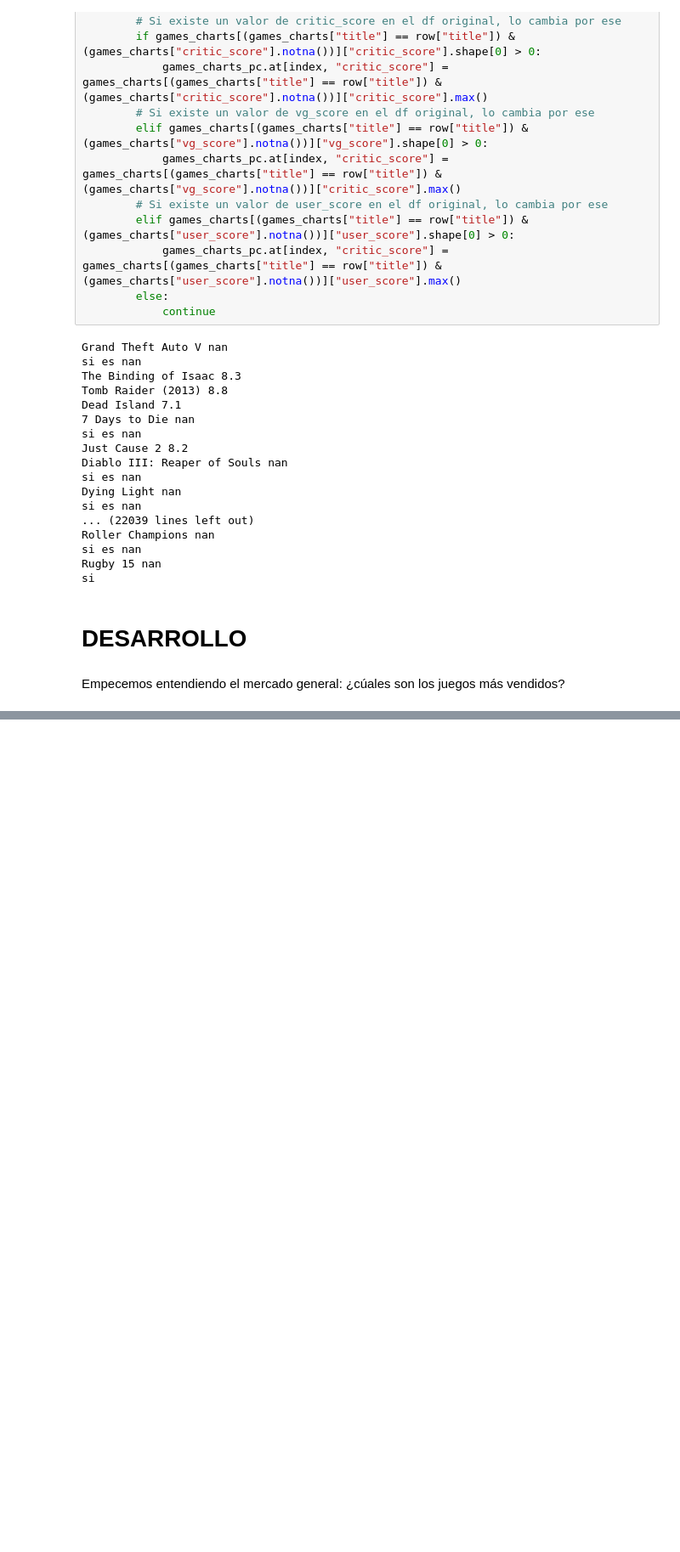
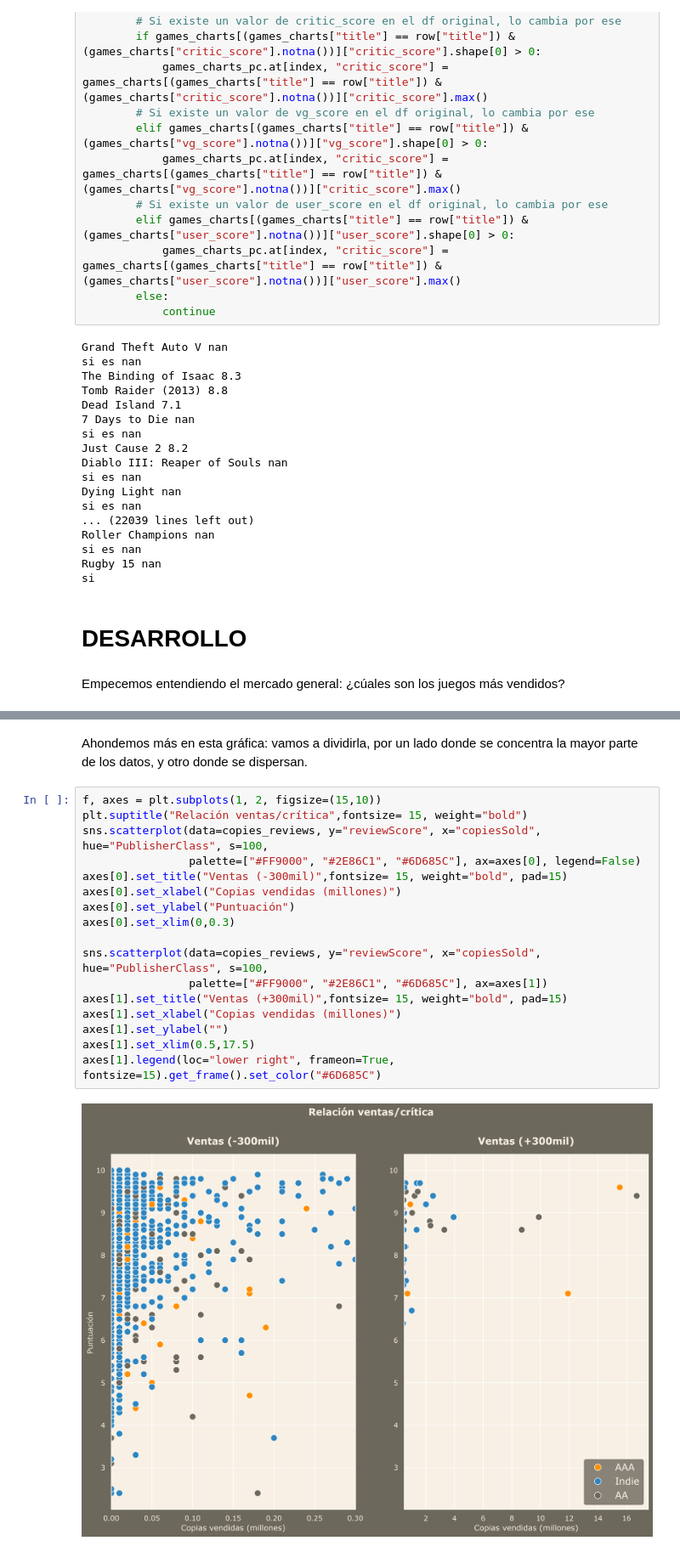
Before and after one commit to manuelfranceschi/EDA_GameInvestment, a Jupyter notebook: src/notebooks/Definicion_EDA.ipynb, the cells around one changed output, grey strips where cells are left out. Shown at 85% size. Drawn from its saved outputs; the diff is of its cells as text; blank space fills up the shorter version.

```diff
--- a/src/notebooks/Definicion_EDA.ipynb
+++ b/src/notebooks/Definicion_EDA.ipynb
@@ -202,0 +234,21 @@ plt.xlim(4,30)
+# %% [markdown]
+Ahondemos más en esta gráfica: vamos a dividirla, por un lado donde se concentra la mayor parte de los datos, y otro donde se dispersan.
+# %%
+f, axes = plt.subplots(1, 2, figsize=(15,10))
+plt.suptitle("Relación ventas/crítica",fontsize= 15, weight="bold")
+sns.scatterplot(data=copies_reviews, y="reviewScore", x="copiesSold", hue="PublisherClass", s=100,
+                palette=["#FF9000", "#2E86C1", "#6D685C"], ax=axes[0], legend=False)
+axes[0].set_title("Ventas (-300mil)",fontsize= 15, weight="bold", pad=15)
+axes[0].set_xlabel("Copias vendidas (millones)")
+axes[0].set_ylabel("Puntuación")
+axes[0].set_xlim(0,0.3)
+
+sns.scatterplot(data=copies_reviews, y="reviewScore", x="copiesSold", hue="PublisherClass", s=100,
+                palette=["#FF9000", "#2E86C1", "#6D685C"], ax=axes[1])
+axes[1].set_title("Ventas (+300mil)",fontsize= 15, weight="bold", pad=15)
+axes[1].set_xlabel("Copias vendidas (millones)")
+axes[1].set_ylabel("")
+axes[1].set_xlim(0.5,17.5)
+axes[1].legend(loc="lower right", frameon=True, fontsize=15).get_frame().set_color("#6D685C")
+# %% [output]
+[figure, added]
```
Also changed, not shown: parts of 36 cells of this notebook, 5 other files.
